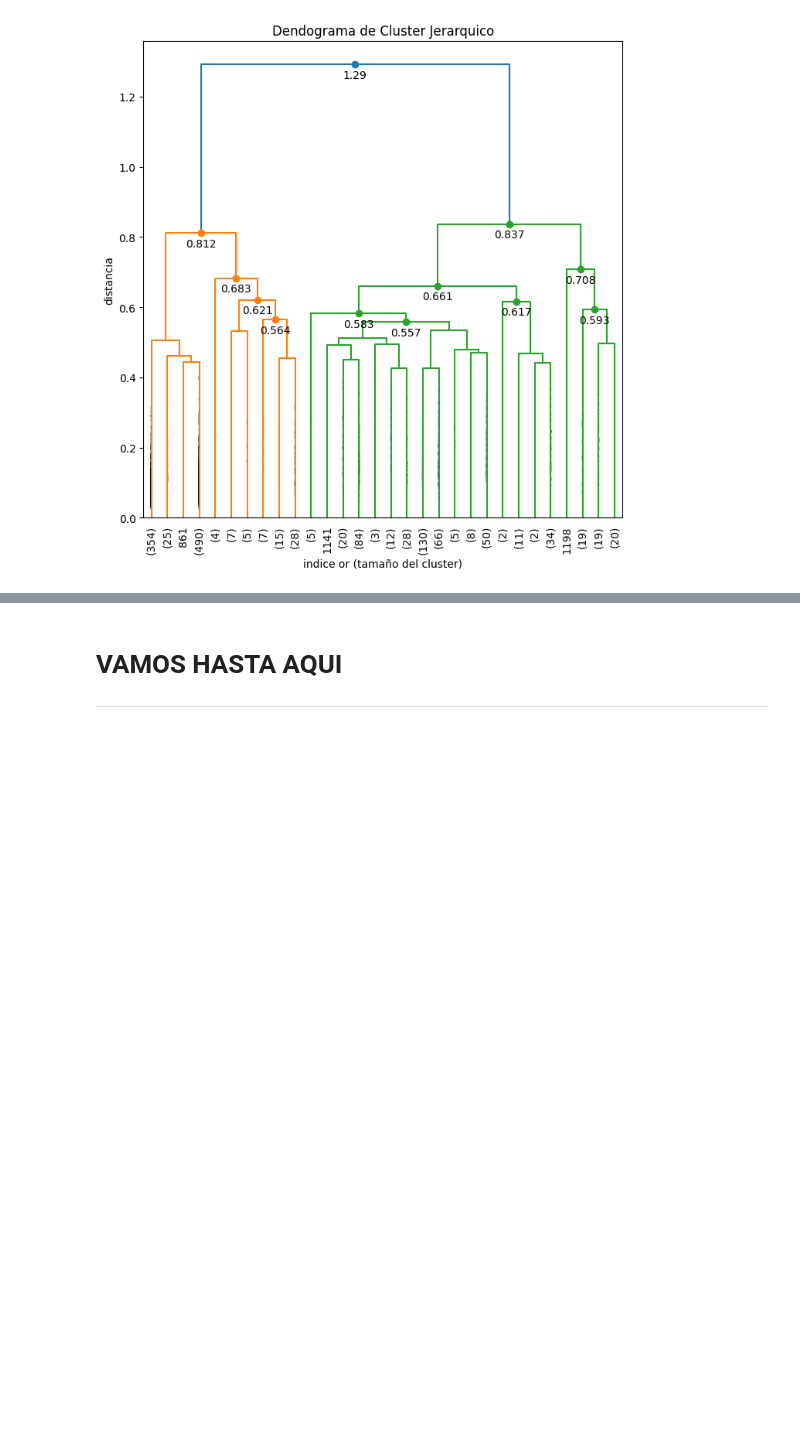
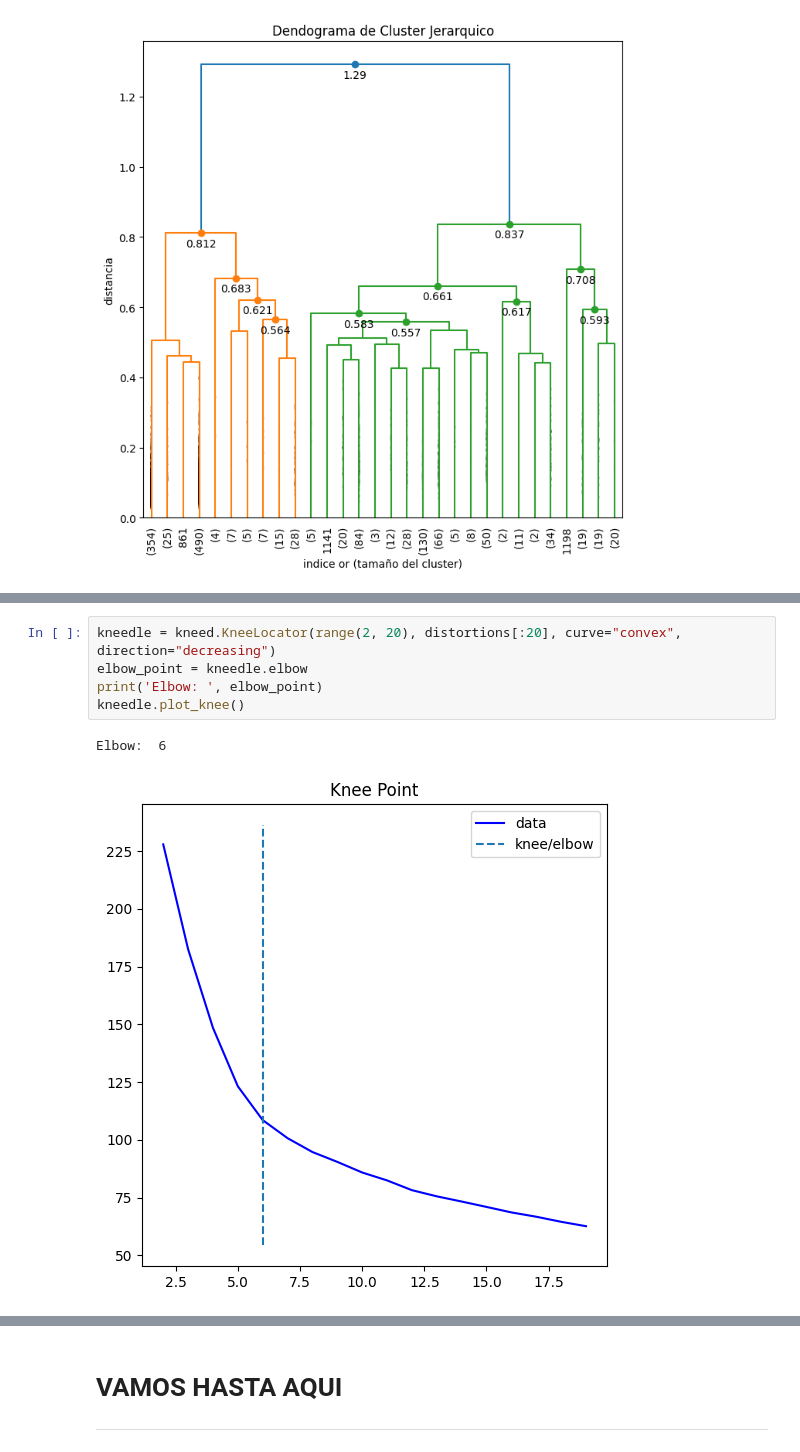
Before and after one commit to ernestopalacios/07MBID, a Jupyter notebook: AG1_ErnestoPalacios.ipynb, the cells around one changed output, grey strips where cells are left out. Cells and saved outputs as stored; diff of their text form; blank space fills up the shorter version.

```diff
--- a/AG1_ErnestoPalacios.ipynb
+++ b/AG1_ErnestoPalacios.ipynb
@@ -1261,0 +1343,8 @@ La representación visual del cluster jerarquico a mi parecer es aceptable
+# %%
+kneedle = kneed.KneeLocator(range(2, 20), distortions[:20], curve="convex", direction="decreasing")
+elbow_point = kneedle.elbow
+print('Elbow: ', elbow_point)
+kneedle.plot_knee()
+# %% [output]
+Elbow:  6
+[figure, added]
```
Also changed, not shown: parts of 30 cells of this notebook.
